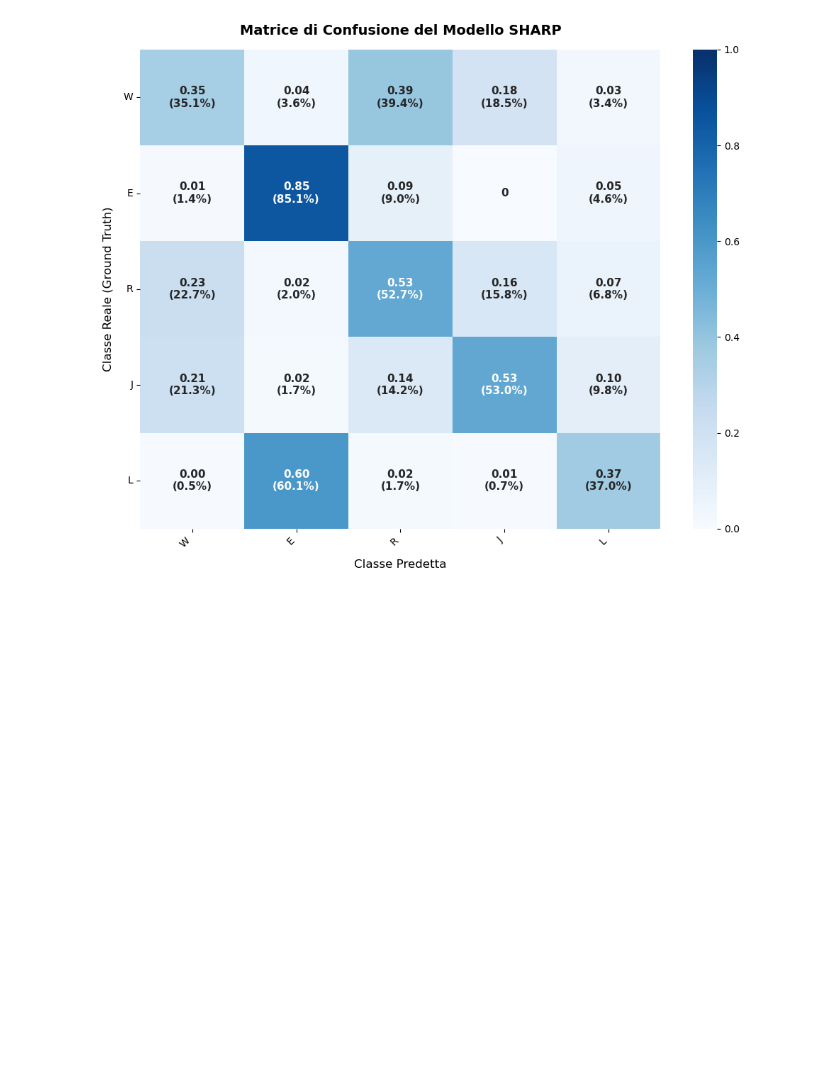
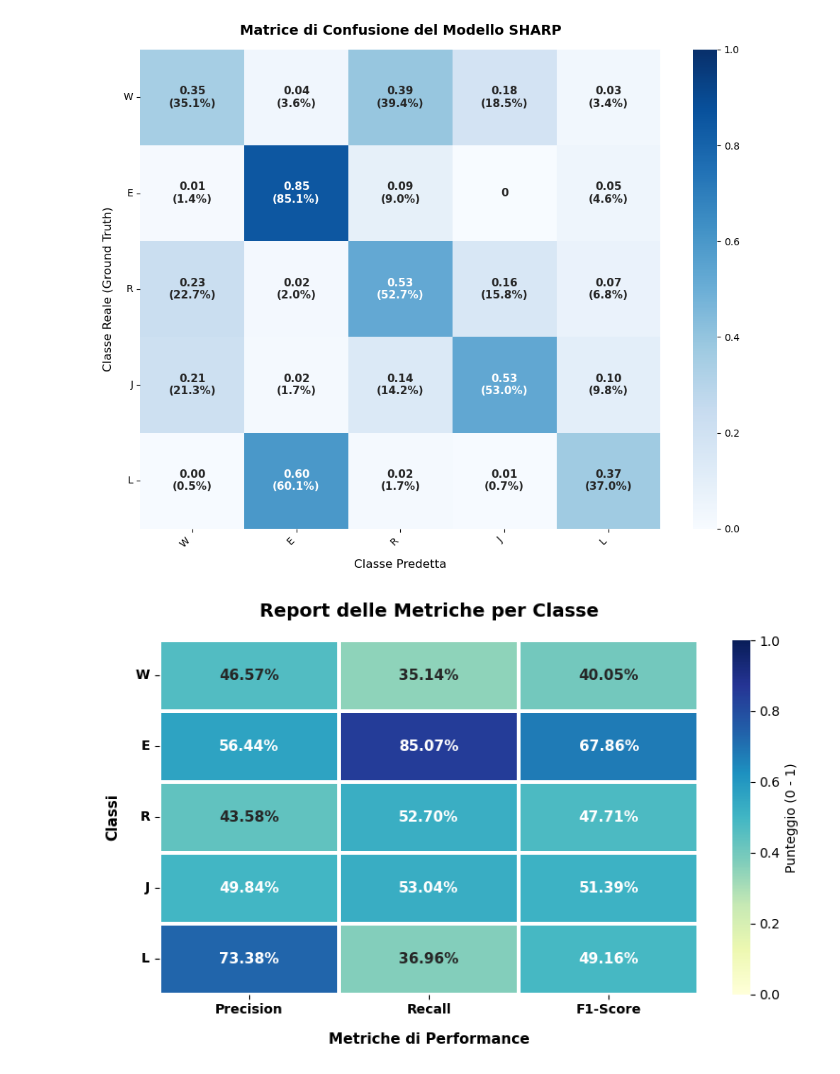
Before and after one commit to RaffaeleSabatini/Human-Activity-Recognition-using-Wifi, a Jupyter notebook: main.ipynb, the cells around one changed output. Cells and saved outputs as stored; diff of their text form; code cells hidden in the pictures; blank space fills up the shorter version.

Commit message:
Added f1-score

```diff
--- a/main.ipynb
+++ b/main.ipynb
@@ -208,6 +208,6 @@ plot_loss(train_loss, test_loss, train_acc, test_acc, "SHARP model, with batch n
 # %% [markdown]
 ## Metrics
 # %%
-confusion_matrix = compute_confusion_matrix(sharp_model, test_dataset, LABELS, device, True)
+metrics = compute_metrics("all", sharp_model, test_dataset, LABELS, device, True)
 # %% [output]
 Label: W --- Score: 0.35135135135135137
@@ -250,2 +250,6 @@ plot_confusion_matrix(confusion_matrix, LABELS)
 # %% [output]
 [figure]
+# %%
+plot_f1_score(metrics["precision"], metrics["recall"], metrics["f1"], LABELS)
+# %% [output]
+[figure, added]
```
Also changed, not shown: parts of 2 cells of this notebook, 2 other files.
